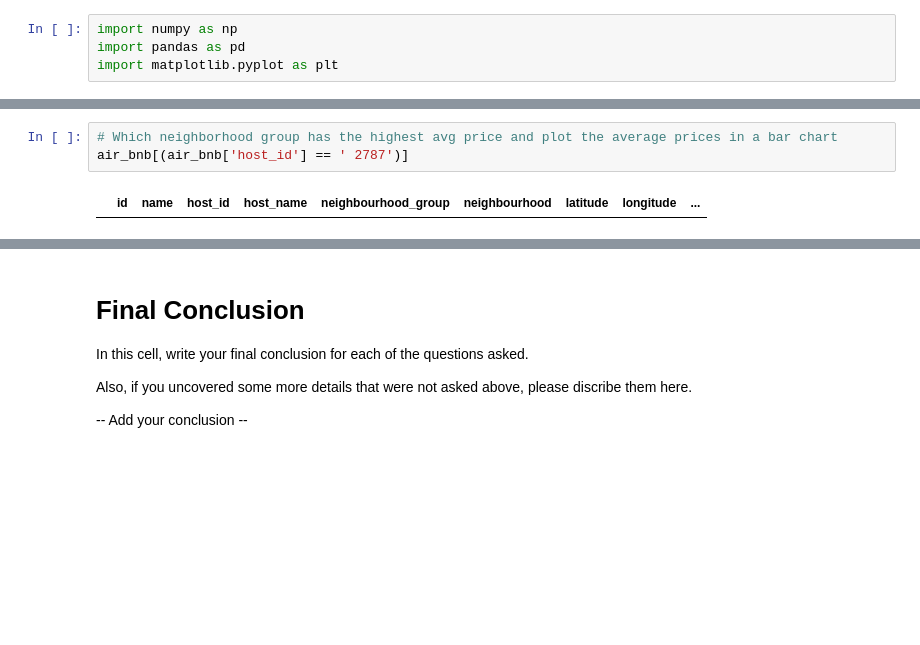
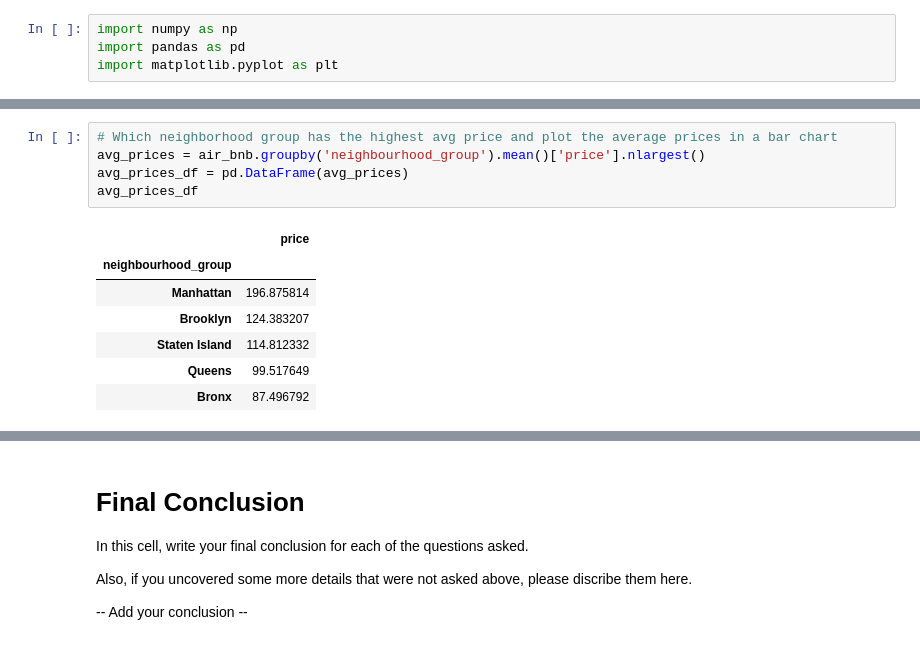
Before and after one commit to jdecee/Air_Bnb_project, a Jupyter notebook: Attempt1.ipynb, the cells around one changed output, grey strips where cells are left out. Drawn from its saved outputs; the diff is of its cells as text; blank space fills up the shorter version.

```diff
--- a/Attempt1.ipynb
+++ b/Attempt1.ipynb
@@ -88,5 +68,13 @@ airbn
 # %%
 # Which neighborhood group has the highest avg price and plot the average prices in a bar chart
-air_bnb[(air_bnb['host_id'] == ' 2787')]
+avg_prices = air_bnb.groupby('neighbourhood_group').mean()['price'].nlargest()
+avg_prices_df = pd.DataFrame(avg_prices)
+avg_prices_df
 # %% [output]
-|  | id | name | host_id | host_name | neighbourhood_group | neighbourhood | latitude | longitude | ... |
+|  | price |
+| neighbourhood_group |  |
+| Manhattan | 196.875814 |
+| Brooklyn | 124.383207 |
+| Staten Island | 114.812332 |
+| Queens | 99.517649 |
+| Bronx | 87.496792 |
```
Also changed, not shown: parts of 13 cells of this notebook.
